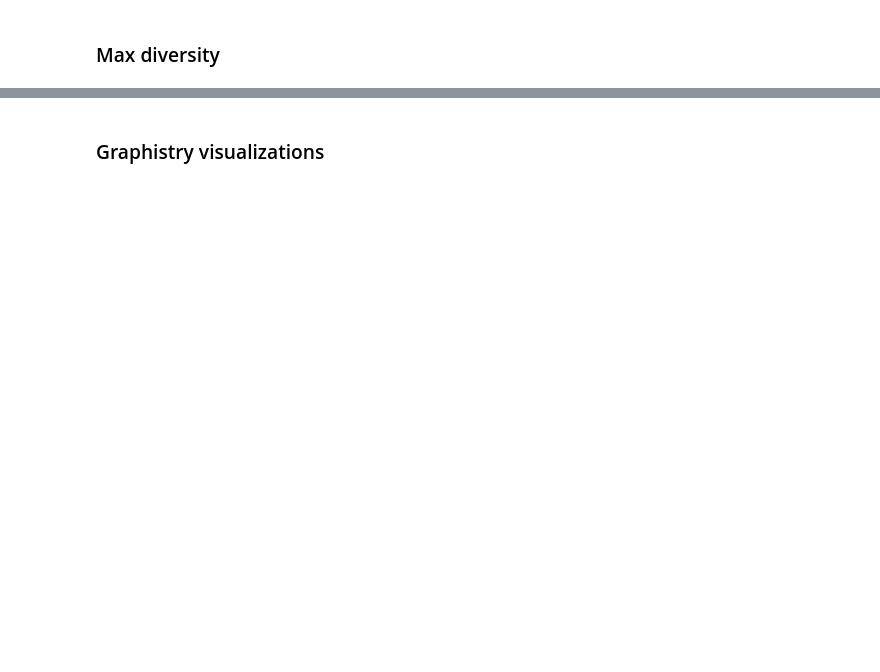
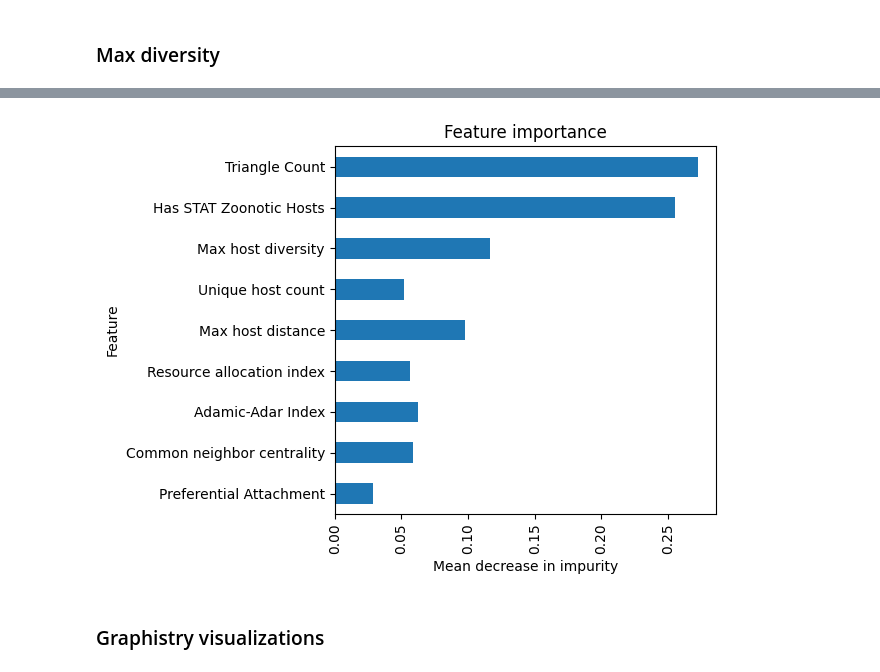
Before and after one commit to serratus-bio/virus-knowledge-graph, a Jupyter notebook: jobs/graph_learning/notebooks/zoonotic-potential.ipynb, the cells around one changed output, grey strips where cells are left out. Cells and saved outputs as stored; diff of their text form; code cells hidden in the pictures; blank space fills up the shorter version.

```diff
--- a/jobs/graph_learning/notebooks/zoonotic-potential.ipynb
+++ b/jobs/graph_learning/notebooks/zoonotic-potential.ipynb
@@ -2397,2 +3080,18 @@ Name: 0, dtype: object)
+# %%
+importances = classifiers[0].feature_importances_
+
+forest_importances = pd.Series(importances, index=feature_names)
+std = np.std([classifiers[0].feature_importances_ for tree in classifiers[0].estimators_], axis=0)
+
+fig, ax = plt.subplots()
+forest_importances.plot.barh(yerr=std, ax=ax)
+ax.set_title("Feature importance")
+ax.set_xlabel("Mean decrease in impurity")
+ax.set_ylabel("Feature")
+plt.xticks(rotation=90)
+
+fig.tight_layout()
+# %% [output]
+[figure, added]
 # %% [markdown]
 ### Graphistry visualizations
```
Also changed, not shown: parts of 32 cells of this notebook.
